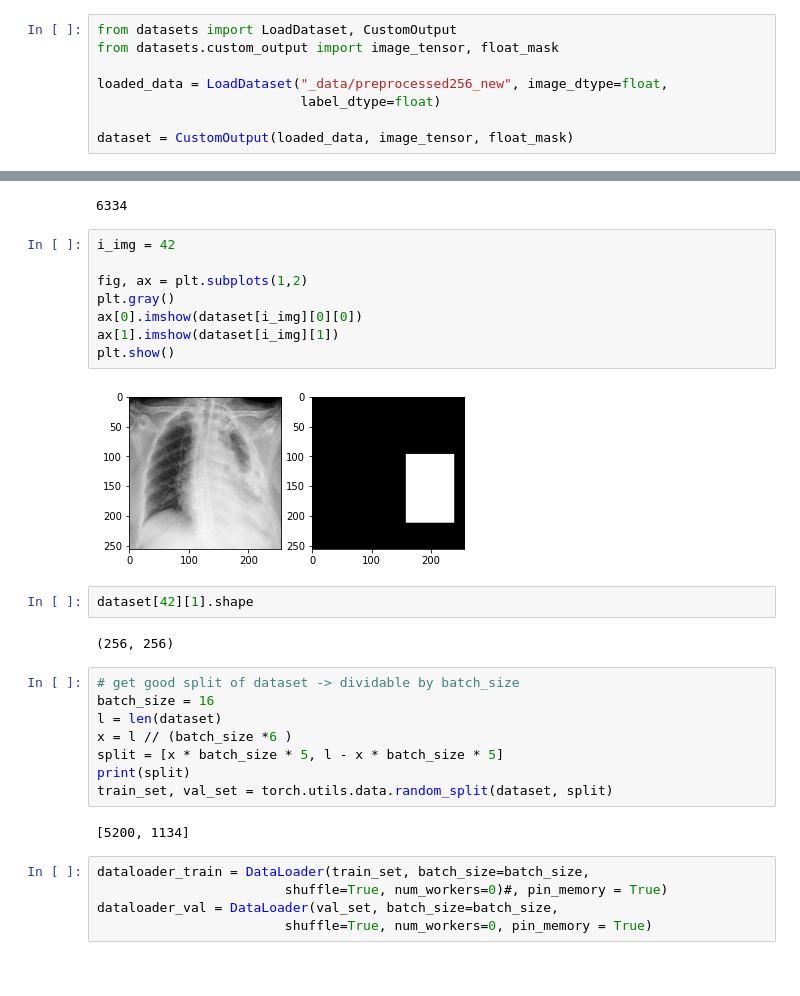
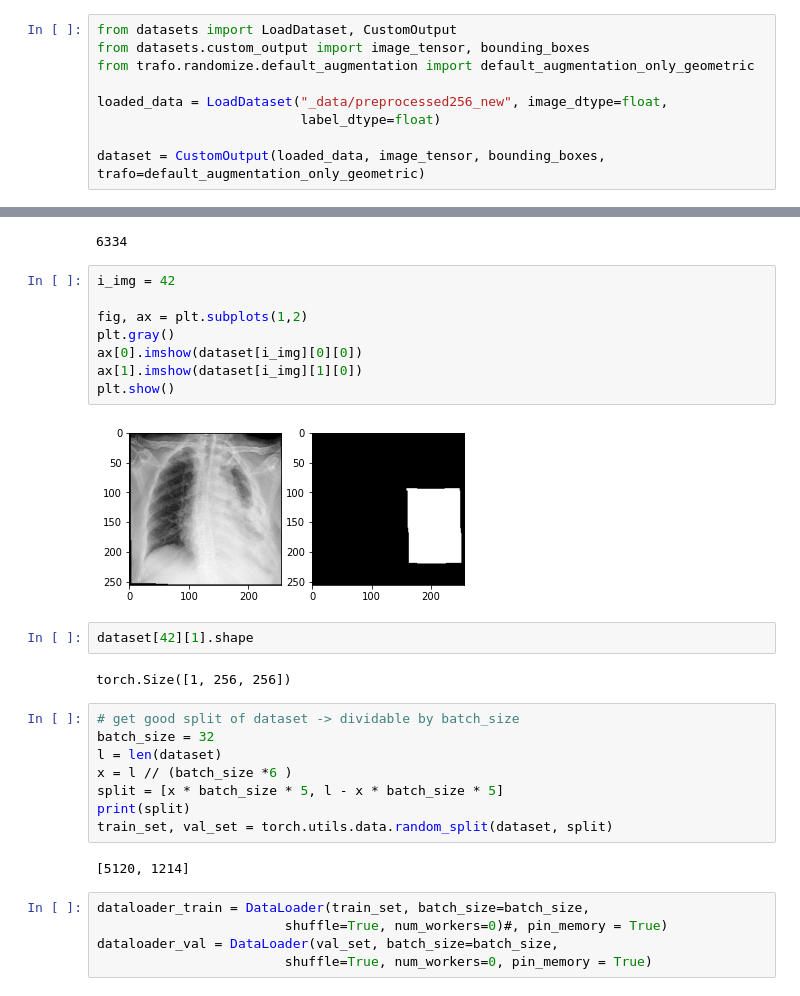
Before and after one commit to CarlaSa/AML_project, a Jupyter notebook: TrainingUnet.ipynb, the cells around one changed output, grey strips where cells are left out. Cells and saved outputs as stored; diff of their text form.

```diff
--- a/TrainingUnet.ipynb
+++ b/TrainingUnet.ipynb
@@ -19,12 +25,13 @@ np.random.seed(42)
 # Get Data
 # %%
 from datasets import LoadDataset, CustomOutput
-from datasets.custom_output import image_tensor, float_mask
+from datasets.custom_output import image_tensor, bounding_boxes
+from trafo.randomize.default_augmentation import default_augmentation_only_geometric
 
 loaded_data = LoadDataset("_data/preprocessed256_new", image_dtype=float,
                           label_dtype=float)
 
-dataset = CustomOutput(loaded_data, image_tensor, float_mask)
+dataset = CustomOutput(loaded_data, image_tensor, bounding_boxes, trafo=default_augmentation_only_geometric)
 # %%
 len(dataset)
 # %% [output]
@@ -32,27 +39,27 @@ len(dataset)
 # %%
 i_img = 42
 
 fig, ax = plt.subplots(1,2)
 plt.gray()
 ax[0].imshow(dataset[i_img][0][0])
-ax[1].imshow(dataset[i_img][1])
+ax[1].imshow(dataset[i_img][1][0])
 plt.show()
 # %% [output]
-[figure, old version]
+[figure, new version]
 # %%
 dataset[42][1].shape
 # %% [output]
-(256, 256)
+torch.Size([1, 256, 256])
 # %%
 # get good split of dataset -> dividable by batch_size
-batch_size = 16
+batch_size = 32
 l = len(dataset)
 x = l // (batch_size *6 )
 split = [x * batch_size * 5, l - x * batch_size * 5]
 print(split)
 train_set, val_set = torch.utils.data.random_split(dataset, split)
 # %% [output]
-[5200, 1134]
+[5120, 1214]
 # %%
 dataloader_train = DataLoader(train_set, batch_size=batch_size,
                         shuffle=True, num_workers=0)#, pin_memory = True)
```
Also changed, not shown: parts of 14 cells of this notebook, 1 other file.
